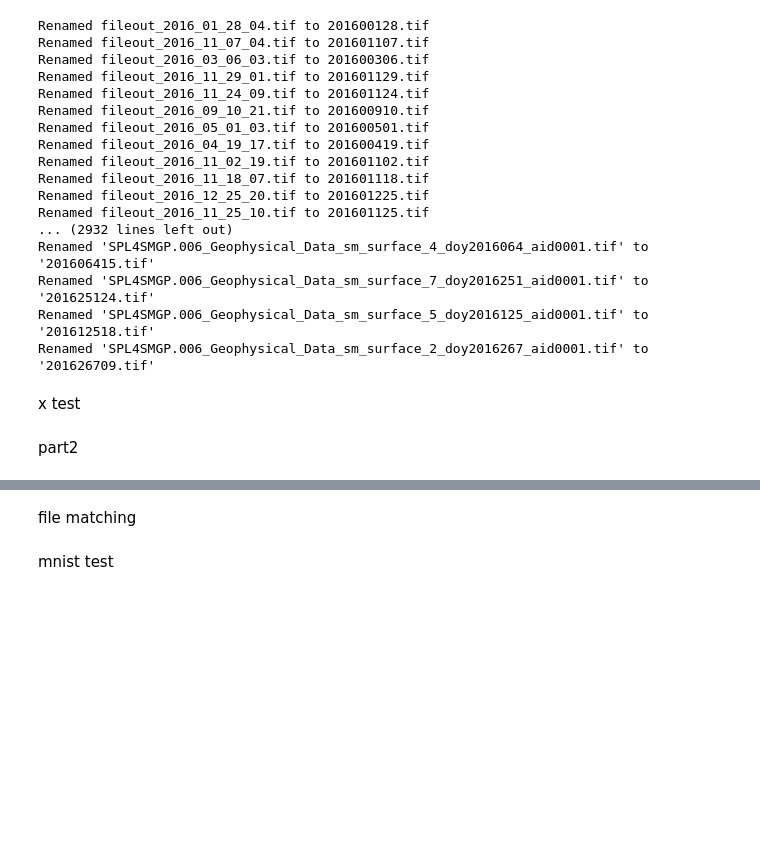
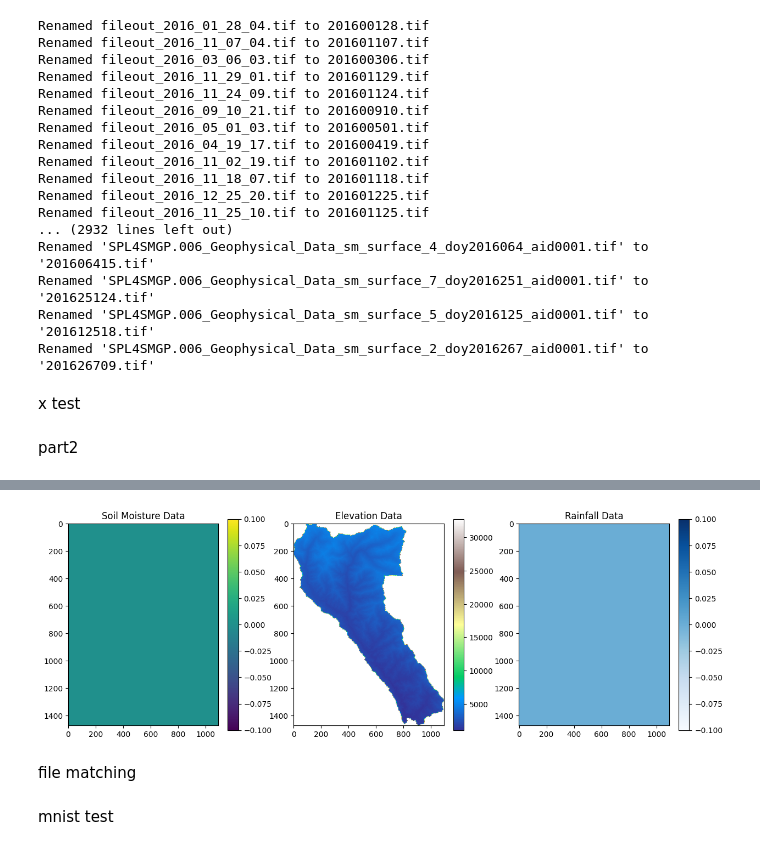
Before and after one commit to 1kaiser/Snow-cover-area-estimation, a Jupyter notebook: MLP_SnowCoverEstimate_Image_training_Parallel_JAX.ipynb, the cells around one changed output, grey strips where cells are left out. Saved outputs shown, nothing was run; the diff lists cells and outputs as text; code cells hidden in the pictures; blank space fills up the shorter version.

```diff
--- a/MLP_SnowCoverEstimate_Image_training_Parallel_JAX.ipynb
+++ b/MLP_SnowCoverEstimate_Image_training_Parallel_JAX.ipynb
@@ -409,3 +424,43 @@ TypeError: ignored
+# %%
+import matplotlib.pyplot as plt
+
+
+# Use the data generator to get a batch of test data
+test_gen = data_generator(input_files, discharge_values, batch_size=1)
+test_batch_data, test_actual_values = next(test_gen)  # Fetch one batch of test data
+
+# Assuming you've already fetched a test batch
+test_batch_data, _ = next(test_gen)  # Fetch one batch of test data
+
+# Extract a single sample from the batch for visualization
+sample_data = test_batch_data[0]  # Assuming batch size of 1
+
+# The data is stacked as [soil_moisture_data, elevation_data, rainfall_data]
+soil_moisture_data = sample_data[:, :, 0]  # First channel
+elevation_data = sample_data[:, :, 1]      # Second channel
+rainfall_data = sample_data[:, :, 2]       # Third channel
+
+# Plotting
+plt.figure(figsize=(15, 5))
+
+plt.subplot(1, 3, 1)
+plt.title("Soil Moisture Data")
+plt.imshow(soil_moisture_data, cmap='viridis')
+plt.colorbar()
+
+plt.subplot(1, 3, 2)
+plt.title("Elevation Data")
+plt.imshow(elevation_data, cmap='terrain')
+plt.colorbar()
+
+plt.subplot(1, 3, 3)
+plt.title("Rainfall Data")
+plt.imshow(rainfall_data, cmap='Blues')
+plt.colorbar()
+
+plt.show()
+# %% [output]
+[figure, added]
 # %% [markdown]
 file matching
 # %%
```
Also changed, not shown: parts of 5 cells of this notebook.
